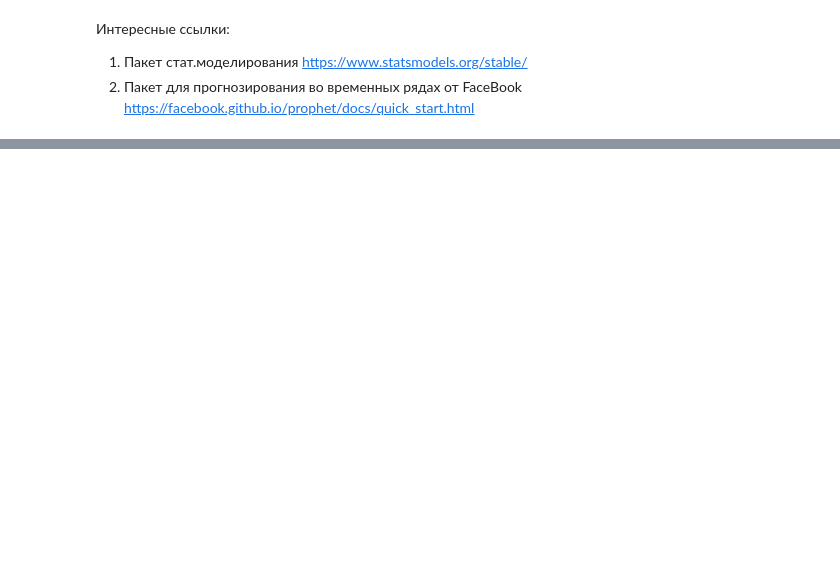
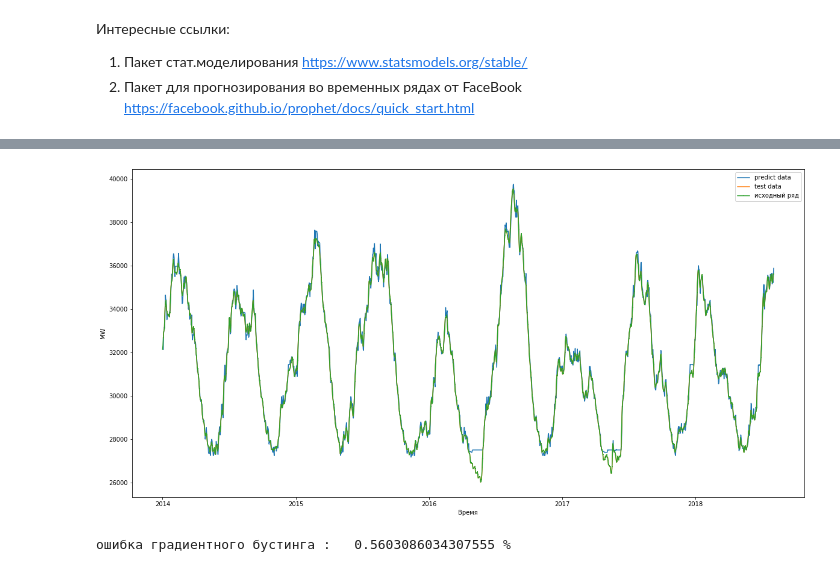
Before and after one commit to pugachdv/Geekbrains, a Jupyter notebook: Машинное обучение в бизнесе_20200513/homework_2.ipynb, the cells around one changed output, grey strips where cells are left out. Cells and saved outputs as stored; diff of their text form; code cells hidden in the pictures; blank space fills up the shorter version.

```diff
--- a/Машинное обучение в бизнесе_20200513/homework_2.ipynb
+++ b/Машинное обучение в бизнесе_20200513/homework_2.ipynb
@@ -598,0 +631,21 @@ h - горизонт прогноза , на сколько измерений
+# %%
+df=pd.DataFrame(data_exp_1)
+df.head()
+ # добавили историю на глубину 3 измерения от текущего (р=3)
+df['t'] = 0
+df.iloc[1:,1]=df.iloc[:-1,0].values
+df['t1']=0
+df.iloc[2:,2]=df.iloc[:-2,0].values
+df['t2']=0
+df.iloc[3:,3]=df.iloc[:-3,0].values
+df.fillna(0)
+# добавили сглаживание (3 вида - просто для коллекции)
+df['exp_0_01'] = exponential_smoothing(df[0], 0.01)
+#df['exp_0_03'] = exponential_smoothing(df[0], 0.03)
+df['exp_0_08'] = exponential_smoothing(df[0], 0.08)
+# добавим разности - 1-й порядок
+df['diff1'] = 0
+df['diff1'].iloc[1:] = df.iloc[:-1,0]-df.iloc[1:,0]
+
+
+df.head()
@@ -598,0 +712,26 @@ h - горизонт прогноза , на сколько измерений
+# %%
+def mean_absolute_percentage_error(y_true, y_pred):
+    y_true, y_pred = np.array(y_true), np.array(y_pred)
+    return np.mean(np.abs((y_true - y_pred) / y_true)) * 100
+
+model_gb = GradientBoostingRegressor(max_depth=15, random_state=0, n_estimators=100)
+model_gb.fit( X_train_b, y_train_b )
+X_test_pred_gb = model_gb.predict(X_test_b)
+
+plt.figure(figsize=(20, 10))
+
+plt.xlabel('Время')
+plt.ylabel('MW')
+plt.plot(test_b.index[1:],X_test_pred_gb, label='predict data' )
+plt.plot(test_b.index[1:],y_test_b, label='test data')
+plt.plot(df.loc[split_date:].index, df.loc[split_date:][0], label='исходный ряд', marker=',')
+
+plt.legend()
+plt.show()
+
+er_g = mean_absolute_percentage_error(y_true=y_test_b, y_pred=X_test_pred_gb)
+
+print('ошибка градиентного бустинга :  ', er_g, '%')
+# %% [output]
+[figure, added]
+ошибка градиентного бустинга :   0.5603086034307555 %
```
Also changed, not shown: parts of 25 cells of this notebook.
